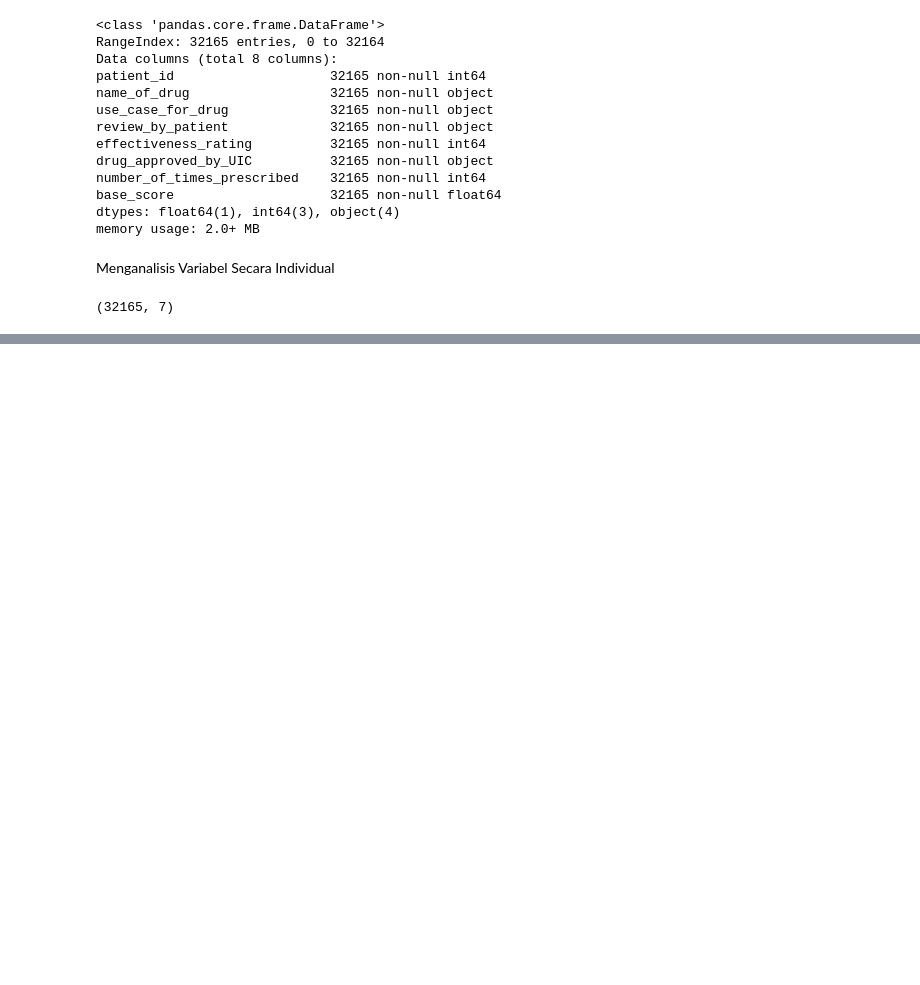
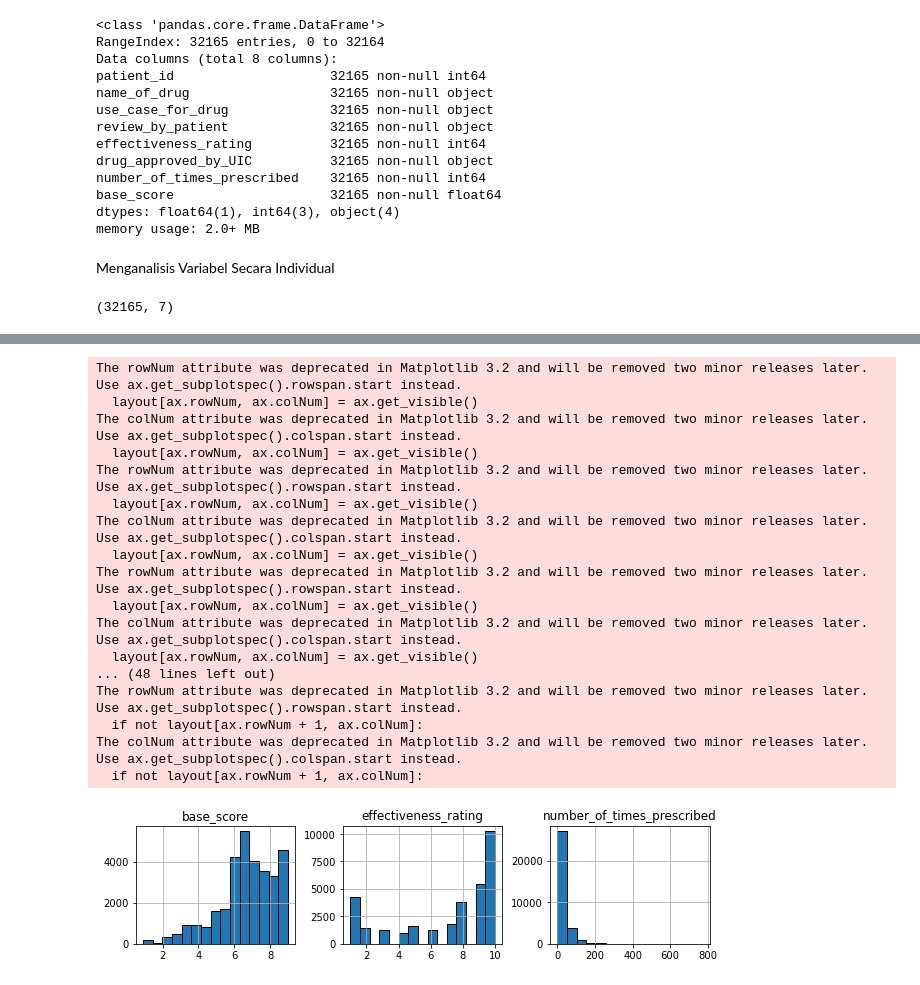
Before and after one commit to Sidel17/Drugs-Recommendation-Using-K-Nearest-Neighbor-Algorithm, a Jupyter notebook: Exploratory_Data_Analysis.ipynb, the cells around one changed output, grey strips where cells are left out. Cells and saved outputs as stored; diff of their text form; code cells hidden in the pictures; blank space fills up the shorter version.

```diff
--- a/Exploratory_Data_Analysis.ipynb
+++ b/Exploratory_Data_Analysis.ipynb
@@ -114,0 +139,21 @@ drugs.shape
+# %%
+drugs[numerical_vars].hist(edgecolor='black', bins=15, figsize=(14, 5), layout = (2,4));
+# %% [output]
+The rowNum attribute was deprecated in Matplotlib 3.2 and will be removed two minor releases later. Use ax.get_subplotspec().rowspan.start instead.
+  layout[ax.rowNum, ax.colNum] = ax.get_visible()
+The colNum attribute was deprecated in Matplotlib 3.2 and will be removed two minor releases later. Use ax.get_subplotspec().colspan.start instead.
+  layout[ax.rowNum, ax.colNum] = ax.get_visible()
+The rowNum attribute was deprecated in Matplotlib 3.2 and will be removed two minor releases later. Use ax.get_subplotspec().rowspan.start instead.
+  layout[ax.rowNum, ax.colNum] = ax.get_visible()
+The colNum attribute was deprecated in Matplotlib 3.2 and will be removed two minor releases later. Use ax.get_subplotspec().colspan.start instead.
+  layout[ax.rowNum, ax.colNum] = ax.get_visible()
+The rowNum attribute was deprecated in Matplotlib 3.2 and will be removed two minor releases later. Use ax.get_subplotspec().rowspan.start instead.
+  layout[ax.rowNum, ax.colNum] = ax.get_visible()
+The colNum attribute was deprecated in Matplotlib 3.2 and will be removed two minor releases later. Use ax.get_subplotspec().colspan.start instead.
+  layout[ax.rowNum, ax.colNum] = ax.get_visible()
+... (48 lines left out)
+The rowNum attribute was deprecated in Matplotlib 3.2 and will be removed two minor releases later. Use ax.get_subplotspec().rowspan.start instead.
+  if not layout[ax.rowNum + 1, ax.colNum]:
+The colNum attribute was deprecated in Matplotlib 3.2 and will be removed two minor releases later. Use ax.get_subplotspec().colspan.start instead.
+  if not layout[ax.rowNum + 1, ax.colNum]:
+[figure, added]
```
Also changed, not shown: parts of 8 cells of this notebook.
